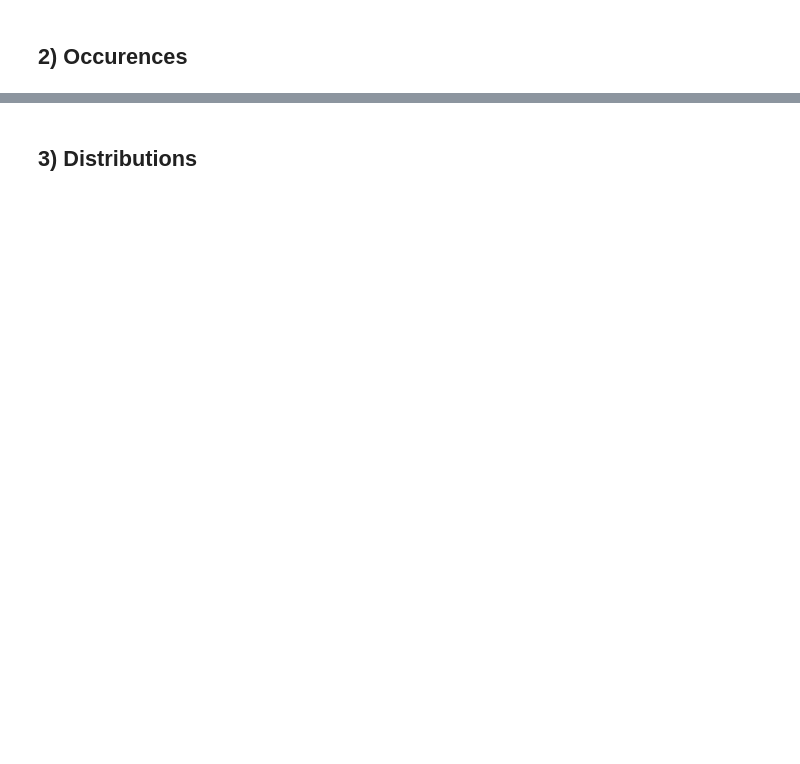
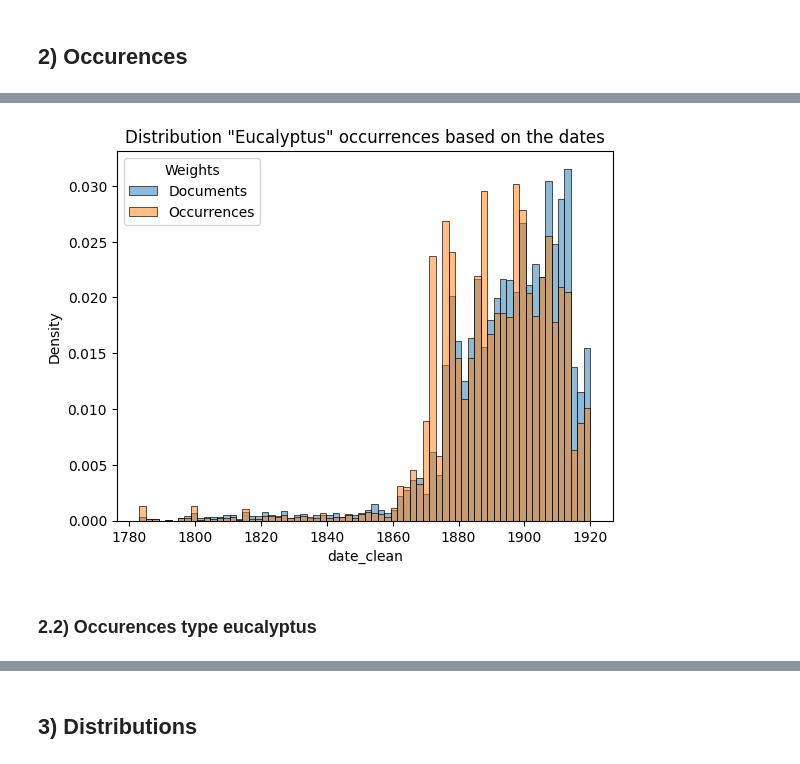
Before and after one commit to dh-epfl-students/lhst-the-ecology-of-eucalyptus, a Jupyter notebook: analysis/early_explo.ipynb, the cells around one changed output, grey strips where cells are left out. Cells and saved outputs as stored; diff of their text form; code cells hidden in the pictures; blank space fills up the shorter version.

```diff
--- a/analysis/early_explo.ipynb
+++ b/analysis/early_explo.ipynb
@@ -82,0 +108,4 @@ for doc in df_downloaded["ark"].to_list():
+# %%
+#Create Model
+ctfidf_model = ClassTfidfTransformer(reduce_frequent_words=True)
+topic_model = BERTopic(ctfidf_model=ctfidf_model, language="multilingual")
@@ -210,0 +334,10 @@ df_downloaded.sort_values(by="occurences", ascending=False)[["occurences", "titl
+# %%
+sns.histplot(df_downloaded, x="date_clean", bins=70, stat="density", label='Documents', alpha=0.5)
+sns.histplot(df_downloaded, x="date_clean", weights="occurences", bins=70, stat="density", label='Occurrences', alpha=0.5)
+plt.legend(title= "Weights", loc= "upper left")
+plt.title('Distribution "Eucalyptus" occurrences based on the dates')
+plt.show()
+# %% [output]
+[figure, added]
+# %% [markdown]
+### 2.2) Occurences type eucalyptus
```
Also changed, not shown: parts of 55 cells of this notebook, 7 other files.
